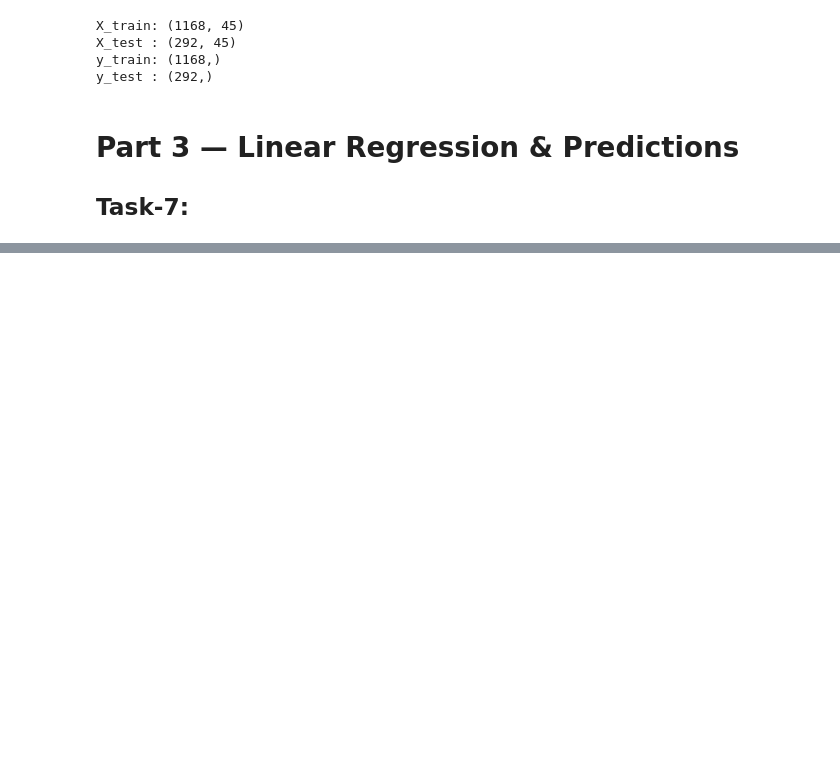
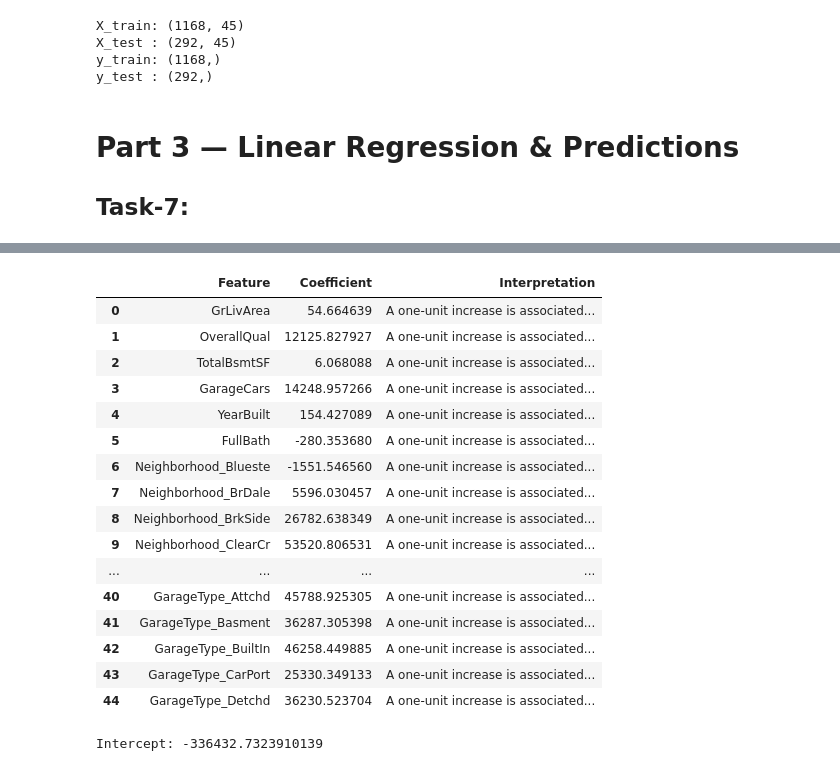
Before and after one commit to abdulqudoos181005/ML_leaning_journey, a Jupyter notebook: week-5/lab-5_abdul-qudoos.ipynb, the cells around one changed output, grey strips where cells are left out. Cells and saved outputs as stored; diff of their text form; code cells hidden in the pictures; blank space fills up the shorter version.

```diff
--- a/week-5/lab-5_abdul-qudoos.ipynb
+++ b/week-5/lab-5_abdul-qudoos.ipynb
@@ -178,0 +214,32 @@ y_test : (292,)
+# %%
+coef_table = pd.DataFrame({
+    "Feature": X.columns,
+    "Coefficient": model.coef_
+})
+
+coef_table["Interpretation"] = coef_table["Coefficient"].apply(
+    lambda x: f"A one-unit increase is associated with a change of about {x:,.2f} in predicted price, holding other features constant."
+)
+
+display(coef_table)
+
+print("Intercept:", model.intercept_)
+# %% [output]
+|  | Feature | Coefficient | Interpretation |
+| 0 | GrLivArea | 54.664639 | A one-unit increase is associated... |
+| 1 | OverallQual | 12125.827927 | A one-unit increase is associated... |
+| 2 | TotalBsmtSF | 6.068088 | A one-unit increase is associated... |
+| 3 | GarageCars | 14248.957266 | A one-unit increase is associated... |
+| 4 | YearBuilt | 154.427089 | A one-unit increase is associated... |
+| 5 | FullBath | -280.353680 | A one-unit increase is associated... |
+| 6 | Neighborhood_Blueste | -1551.546560 | A one-unit increase is associated... |
+| 7 | Neighborhood_BrDale | 5596.030457 | A one-unit increase is associated... |
+| 8 | Neighborhood_BrkSide | 26782.638349 | A one-unit increase is associated... |
+| 9 | Neighborhood_ClearCr | 53520.806531 | A one-unit increase is associated... |
+| ... | ... | ... | ... |
+| 40 | GarageType_Attchd | 45788.925305 | A one-unit increase is associated... |
+| 41 | GarageType_Basment | 36287.305398 | A one-unit increase is associated... |
+| 42 | GarageType_BuiltIn | 46258.449885 | A one-unit increase is associated... |
+| 43 | GarageType_CarPort | 25330.349133 | A one-unit increase is associated... |
+| 44 | GarageType_Detchd | 36230.523704 | A one-unit increase is associated... |
+Intercept: -336432.7323910139
```
Also changed, not shown: parts of 13 cells of this notebook, 2 other files.
